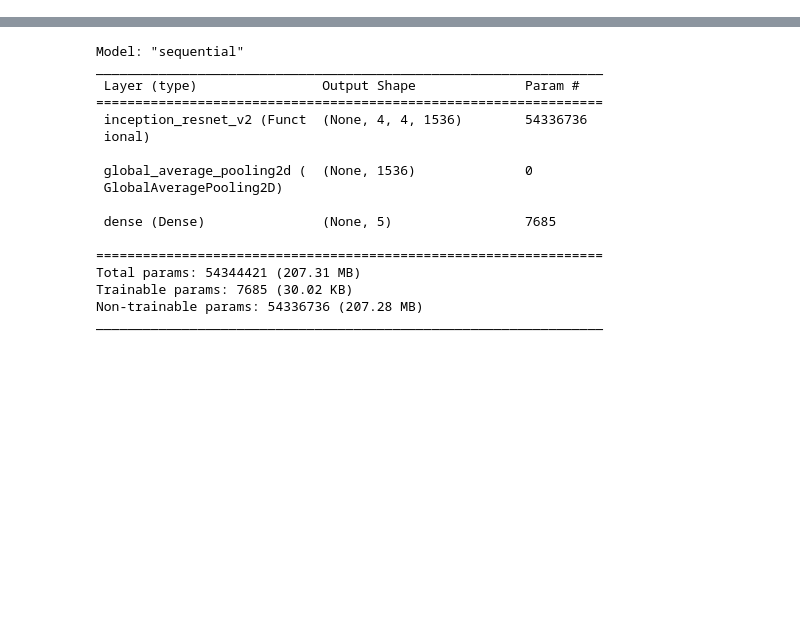
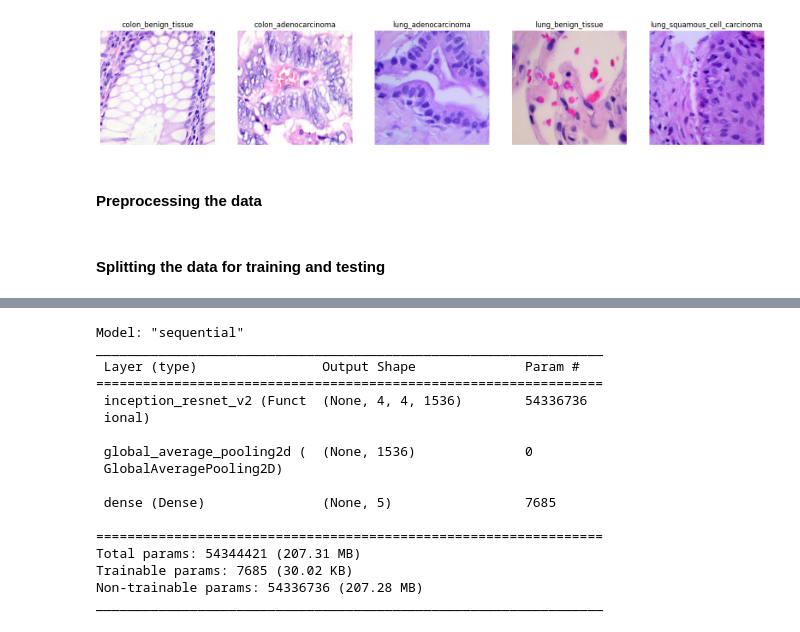
Before and after one commit to abijith-tk/DeepLearning, a Jupyter notebook: InceptionResnetV2/model.ipynb, the cells around one changed output, grey strips where cells are left out. Drawn from its saved outputs; the diff is of its cells as text; code cells hidden in the pictures; blank space fills up the shorter version.

```diff
--- a/InceptionResnetV2/model.ipynb
+++ b/InceptionResnetV2/model.ipynb
@@ -40,3 +48,41 @@ Number of images : 25000
+# %%
+plt.figure(figsize=(20,20))
+
+plt.subplot(1,5,1)
+img1 = cv2.imread('../lung_colon_image_set/colon_image_sets/colon_n/colonn1.jpeg')
+plt.imshow(cv2.cvtColor(img1, cv2.COLOR_BGR2RGB))
+plt.axis('off')
+plt.title("colon_benign_tissue")
+
+plt.subplot(1,5,2)
+img2 = cv2.imread('../lung_colon_image_set/colon_image_sets/colon_aca/colonca10.jpeg')
+plt.imshow(cv2.cvtColor(img2, cv2.COLOR_BGR2RGB))
+plt.axis('off')
+plt.title('colon_adenocarcinoma')
+
+plt.subplot(1,5,3)
+img3 = cv2.imread('../lung_colon_image_set/lung_image_sets/lung_aca/lungaca100.jpeg')
+plt.imshow(cv2.cvtColor(img3, cv2.COLOR_BGR2RGB))
+plt.axis('off')
+plt.title('lung_adenocarcinoma')
+
+plt.subplot(1,5,4)
+img4 = cv2.imread('../lung_colon_image_set/lung_image_sets/lung_n/lungn1561.jpeg')
+plt.imshow(cv2.cvtColor(img4, cv2.COLOR_BGR2RGB))
+plt.axis('off')
+plt.title('lung_benign_tissue')
+
+plt.subplot(1,5,5)
+img3 = cv2.imread('../lung_colon_image_set/lung_image_sets/lung_scc/lungscc1566.jpeg')
+plt.imshow(cv2.cvtColor(img3, cv2.COLOR_BGR2RGB))
+plt.axis('off')
+plt.title('lung_squamous_cell_carcinoma')
+
+plt.show()
+# %% [output]
+[figure, added]
+# %% [markdown]
+#### Preprocessing the data
 # %%
 label_dict = {
     'lung_benign_tissue' : 0,
@@ -66,4 +112,6 @@ for name,images in tqdm(image_dict.items(), desc='Processing Images'):
 
 x = np.array(x)
 y = np.array(y)
+# %% [markdown]
+#### Splitting the data for training and testing
 # %%
```
Also changed, not shown: parts of 19 cells of this notebook, 1 other file.
